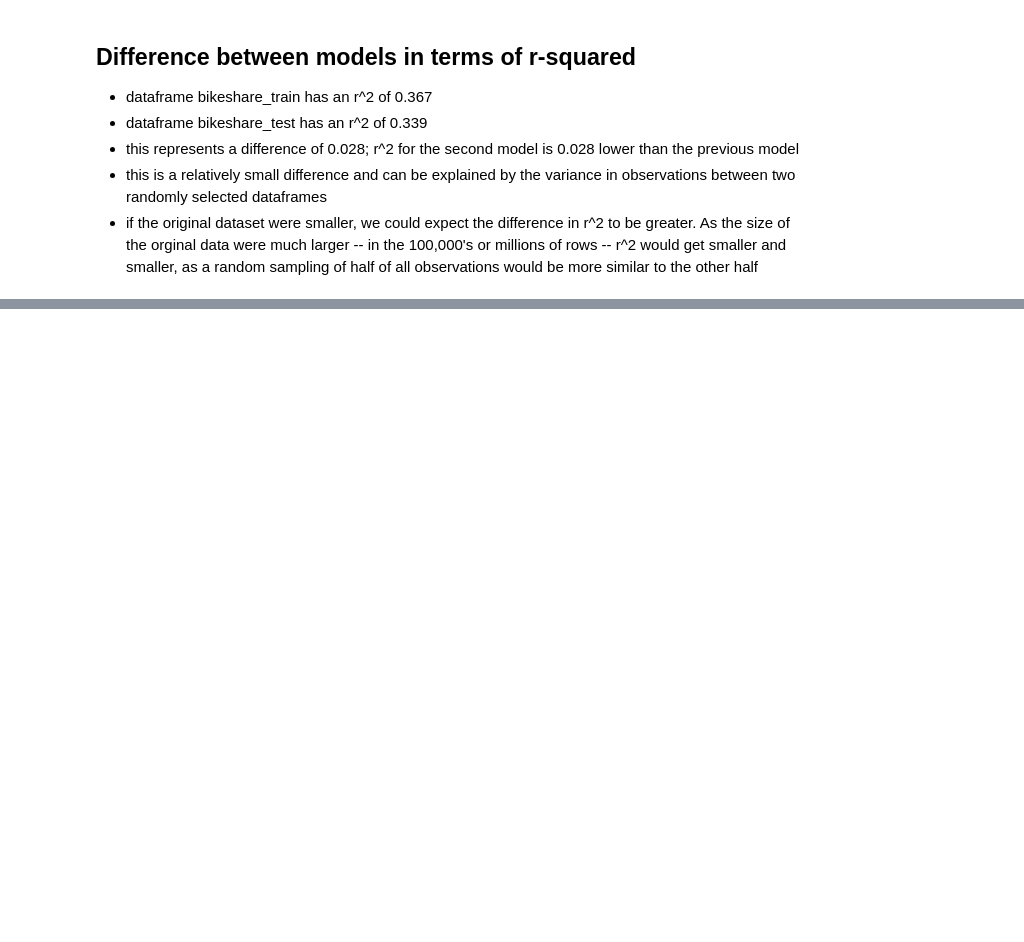
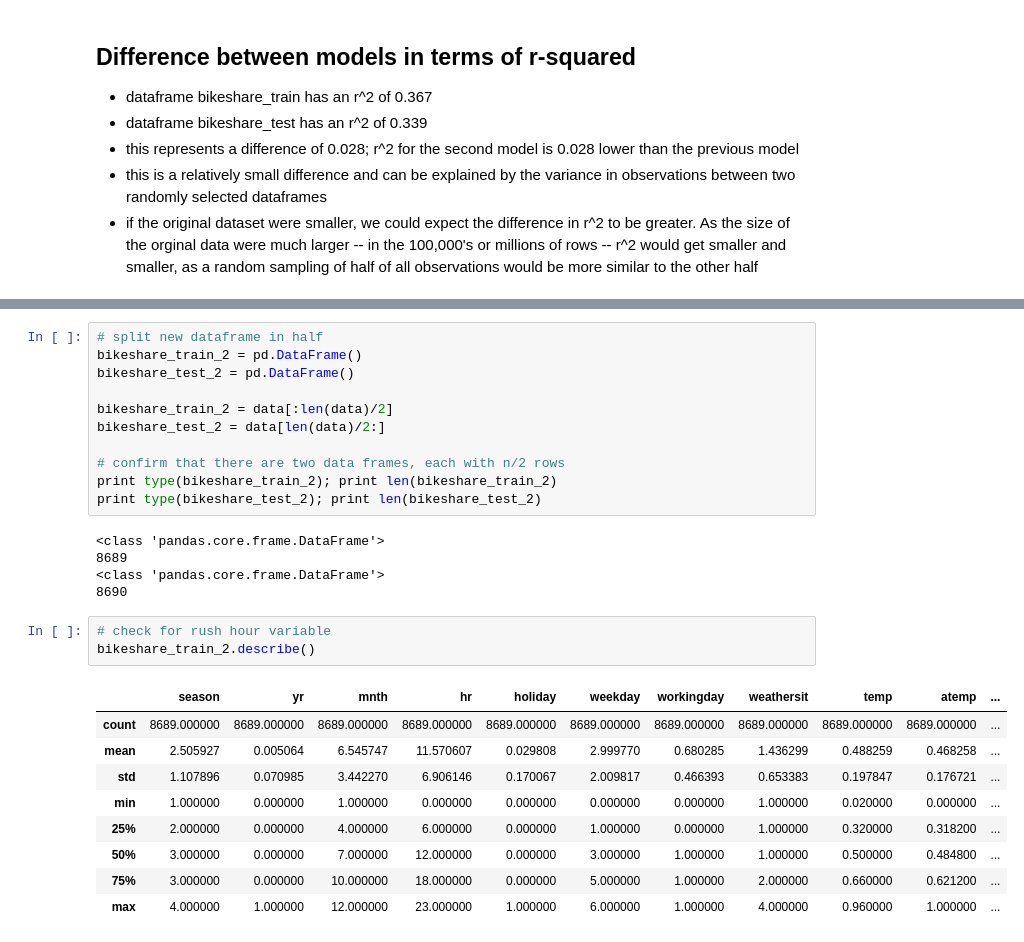
Before and after one commit to williamsnichols/DAT_20_Students, a Jupyter notebook: williamsnichols/Assignment5.ipynb, the cells around one changed output, grey strips where cells are left out. Drawn from its saved outputs; the diff is of its cells as text; blank space fills up the shorter version.

```diff
--- a/williamsnichols/Assignment5.ipynb
+++ b/williamsnichols/Assignment5.ipynb
@@ -123,0 +232,29 @@ data.head()
+# %%
+# split new dataframe in half
+bikeshare_train_2 = pd.DataFrame()
+bikeshare_test_2 = pd.DataFrame()
+
+bikeshare_train_2 = data[:len(data)/2]
+bikeshare_test_2 = data[len(data)/2:]
+
+# confirm that there are two data frames, each with n/2 rows
+print type(bikeshare_train_2); print len(bikeshare_train_2)
+print type(bikeshare_test_2); print len(bikeshare_test_2)
+# %% [output]
+<class 'pandas.core.frame.DataFrame'>
+8689
+<class 'pandas.core.frame.DataFrame'>
+8690
+# %%
+# check for rush hour variable
+bikeshare_train_2.describe()
+# %% [output]
+|  | season | yr | mnth | hr | holiday | weekday | workingday | weathersit | temp | atemp | ... |
+| count | 8689.000000 | 8689.000000 | 8689.000000 | 8689.000000 | 8689.000000 | 8689.000000 | 8689.000000 | 8689.000000 | 8689.000000 | 8689.000000 | ... |
+| mean | 2.505927 | 0.005064 | 6.545747 | 11.570607 | 0.029808 | 2.999770 | 0.680285 | 1.436299 | 0.488259 | 0.468258 | ... |
+| std | 1.107896 | 0.070985 | 3.442270 | 6.906146 | 0.170067 | 2.009817 | 0.466393 | 0.653383 | 0.197847 | 0.176721 | ... |
+| min | 1.000000 | 0.000000 | 1.000000 | 0.000000 | 0.000000 | 0.000000 | 0.000000 | 1.000000 | 0.020000 | 0.000000 | ... |
+| 25% | 2.000000 | 0.000000 | 4.000000 | 6.000000 | 0.000000 | 1.000000 | 0.000000 | 1.000000 | 0.320000 | 0.318200 | ... |
+| 50% | 3.000000 | 0.000000 | 7.000000 | 12.000000 | 0.000000 | 3.000000 | 1.000000 | 1.000000 | 0.500000 | 0.484800 | ... |
+| 75% | 3.000000 | 0.000000 | 10.000000 | 18.000000 | 0.000000 | 5.000000 | 1.000000 | 2.000000 | 0.660000 | 0.621200 | ... |
+| max | 4.000000 | 1.000000 | 12.000000 | 23.000000 | 1.000000 | 6.000000 | 1.000000 | 4.000000 | 0.960000 | 1.000000 | ... |
```
Also changed, not shown: parts of 19 cells of this notebook.
